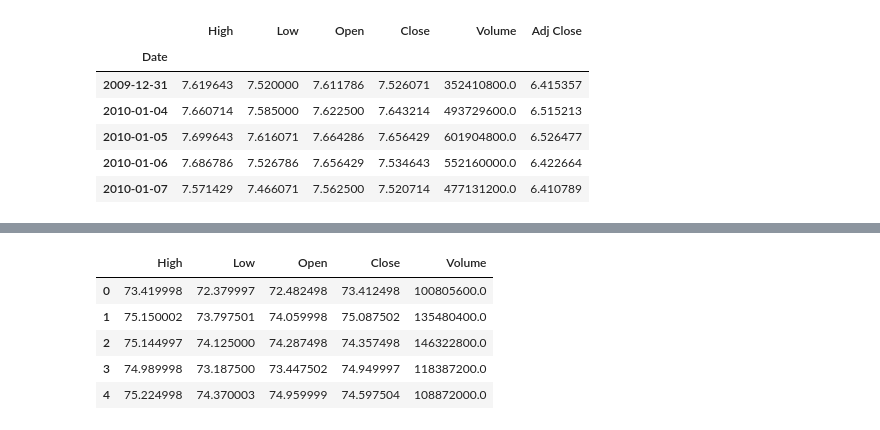
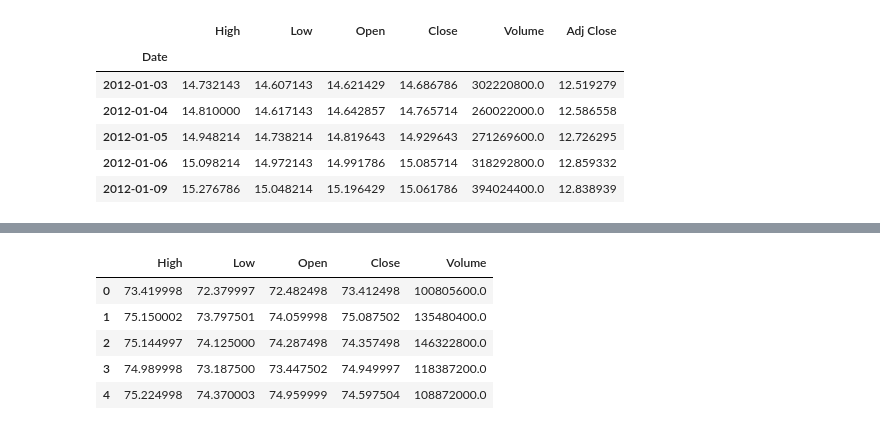
Before and after one commit to Sanchitagarwal7/Stock_Prediction, a Jupyter notebook: LSTM Model.ipynb, the cells around one changed output, grey strips where cells are left out. Saved outputs shown, nothing was run; the diff lists cells and outputs as text; code cells hidden in the pictures.

```diff
--- a/LSTM Model.ipynb
+++ b/LSTM Model.ipynb
@@ -4,18 +4,18 @@ import pandas as pd
 import matplotlib.pyplot as plt
 import pandas_datareader as data
 # %%
-start = '2010-01-01'
-end = '2019-12-31'
+start = '2012-01-01'
+end = '2022-11-30'
 
 df = data.DataReader('AAPL', 'yahoo', start, end)
 df.head()
 # %% [output]
 |  | High | Low | Open | Close | Volume | Adj Close |
 | Date |  |  |  |  |  |  |
-| 2009-12-31 | 7.619643 | 7.520000 | 7.611786 | 7.526071 | 352410800.0 | 6.415357 |
-| 2010-01-04 | 7.660714 | 7.585000 | 7.622500 | 7.643214 | 493729600.0 | 6.515213 |
-| 2010-01-05 | 7.699643 | 7.616071 | 7.664286 | 7.656429 | 601904800.0 | 6.526477 |
-| 2010-01-06 | 7.686786 | 7.526786 | 7.656429 | 7.534643 | 552160000.0 | 6.422664 |
-| 2010-01-07 | 7.571429 | 7.466071 | 7.562500 | 7.520714 | 477131200.0 | 6.410789 |
+| 2012-01-03 | 14.732143 | 14.607143 | 14.621429 | 14.686786 | 302220800.0 | 12.519279 |
+| 2012-01-04 | 14.810000 | 14.617143 | 14.642857 | 14.765714 | 260022000.0 | 12.586558 |
+| 2012-01-05 | 14.948214 | 14.738214 | 14.819643 | 14.929643 | 271269600.0 | 12.726295 |
+| 2012-01-06 | 15.098214 | 14.972143 | 14.991786 | 15.085714 | 318292800.0 | 12.859332 |
+| 2012-01-09 | 15.276786 | 15.048214 | 15.196429 | 15.061786 | 394024400.0 | 12.838939 |
 # %%
 start = '2020-01-01'
```
Also changed, not shown: parts of 27 cells of this notebook, 2 other files.
